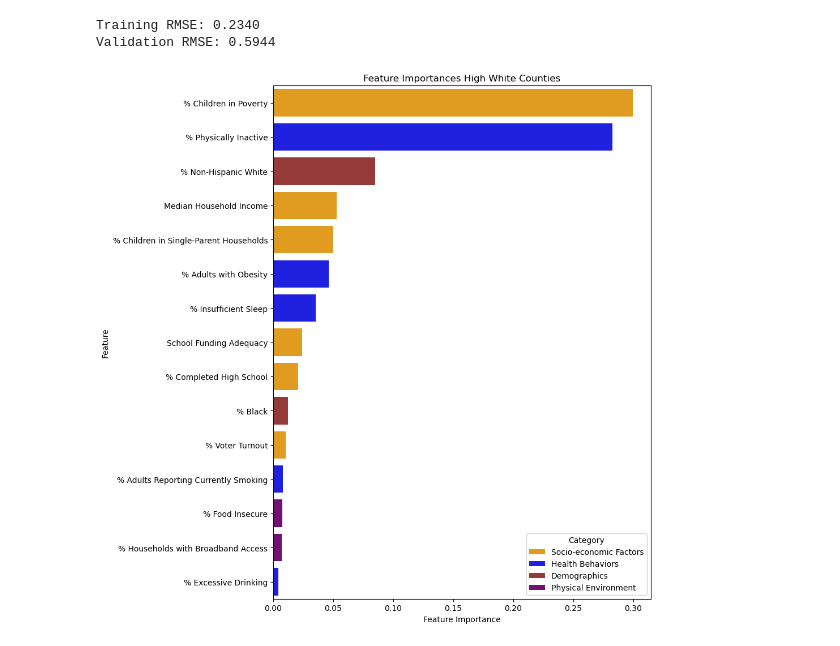
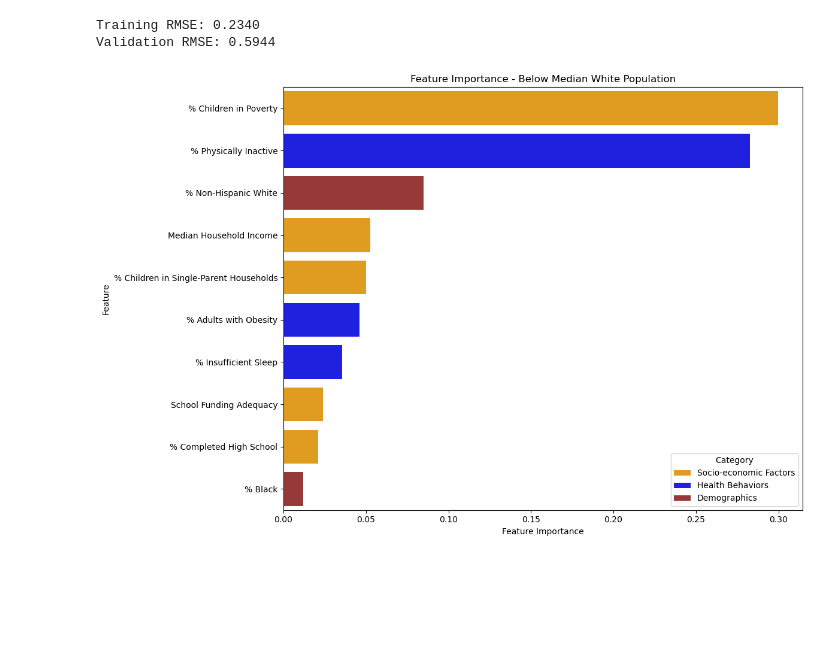
Before and after one commit to nedgren/Health-Insights, a Jupyter notebook: modeling/neal_ethnicity-modeling.ipynb, the cells around one changed output. Drawn from its saved outputs; the diff is of its cells as text; code cells hidden in the pictures; blank space fills up the shorter version.

Commit message:
Fix white split plots

```diff
--- a/modeling/neal_ethnicity-modeling.ipynb
+++ b/modeling/neal_ethnicity-modeling.ipynb
@@ -95,17 +95,17 @@ def get_sorted_model_importance_frame(model, df, features, target):
                                'importance_score': importances})\
                                 .sort_values(by='importance_score', ascending=False)
 
-def plot_top_model_importances(importance_frame, top_n=10):
+def plot_top_model_importances(importance_frame, top_n=15, title=''):
    importance_frame['Category'] = importance_frame['Feature'].map(feature_to_category)
    importance_frame['Color'] = importance_frame['Category'].map(category_colors)
 
    #This function assumes the frame is already sorted by importance score, in descending order
    top_importances = importance_frame.head(top_n)
 
-   plt.figure(figsize=(10,10))
+   plt.figure(figsize=(12,8))
    sns.barplot(data=top_importances, y='Feature', x='importance_score', orient='h', hue='Category', palette=category_colors)
    plt.xlabel('Feature Importance')
-   plt.title('Feature Importances High White Counties')
+   plt.title(title)
    plt.tight_layout()
    plt.show()
 # %%
@@ -151,6 +151,8 @@ model = Pipeline([('impute', KNNImputer(n_neighbors=n_neighbors)),
 submedian_white_importances = get_sorted_model_importance_frame(model, submedian_white_counties, features, target)
 # %%
 #plots the top model importances from the previous cell
-plot_top_model_importances(submedian_white_importances, top_n=15)
+plot_top_model_importances(submedian_white_importances,
+                           top_n=10,
+                           title = 'Feature Importance - Below Median White Population')
 # %% [output]
-[figure, old version]
+[figure, new version]
```
Also changed, not shown: parts of 2 cells of this notebook, 5 other files.
